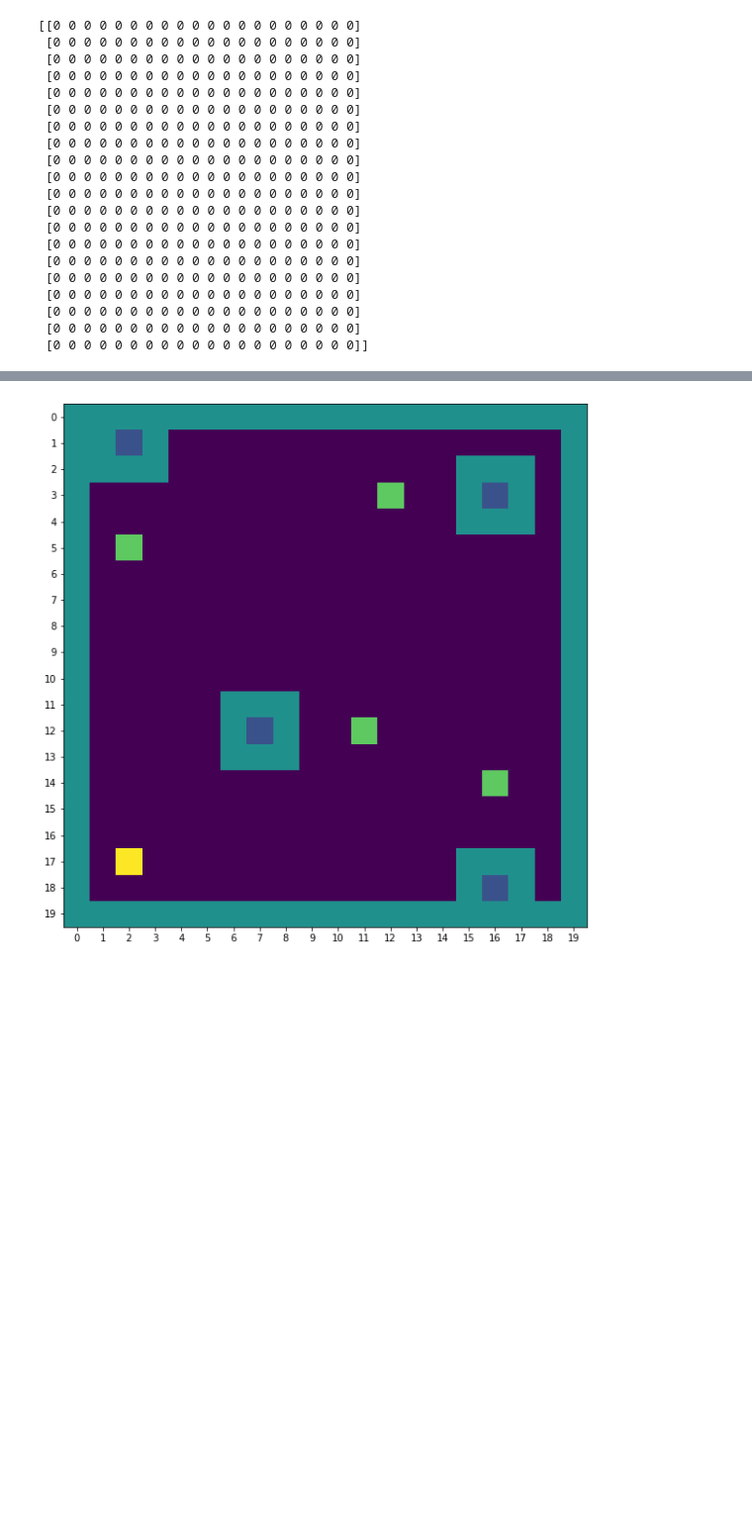
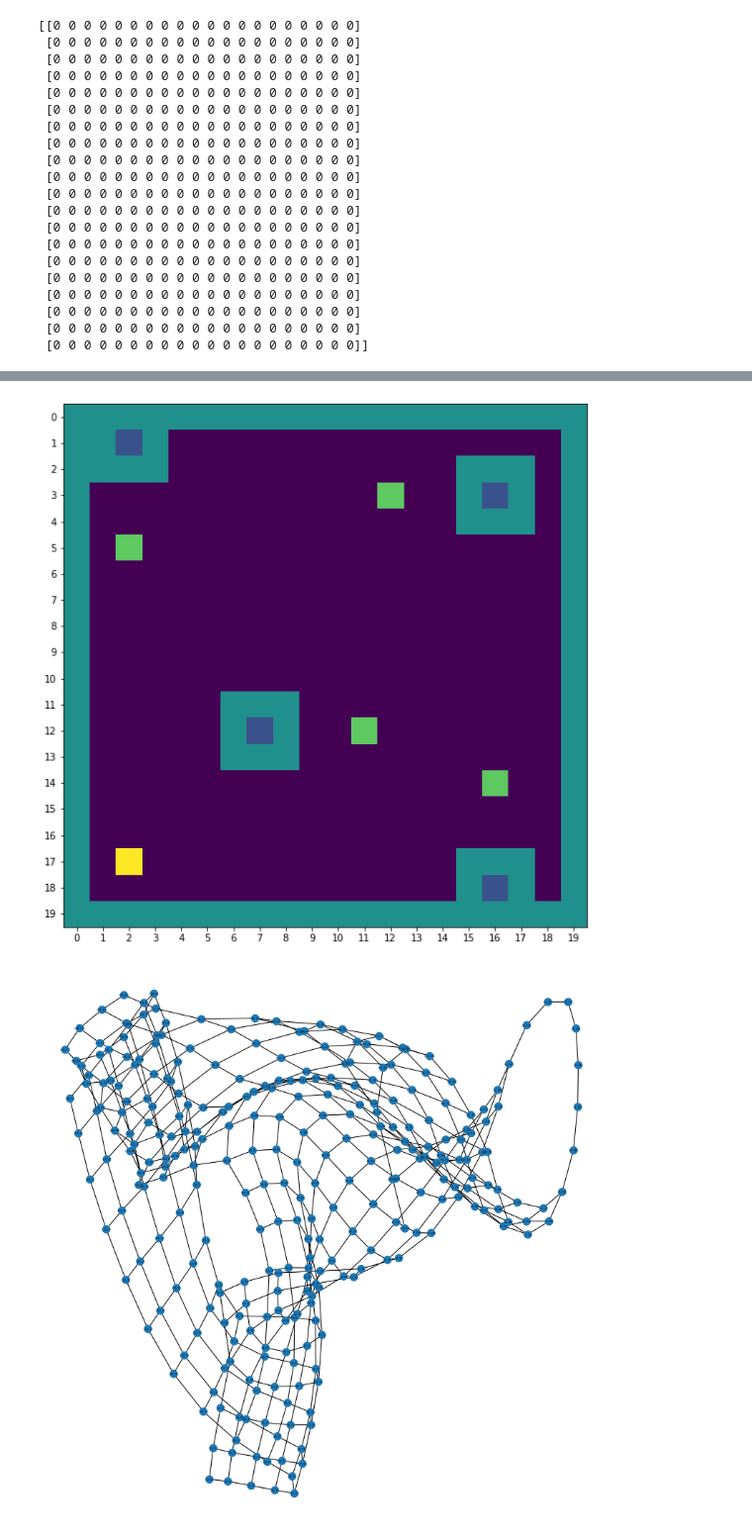
Before and after one commit to youxiang-git/mdp_21-22s2_grp2_algo, a Jupyter notebook: g2_algo1.ipynb, the cells around one changed output, grey strips where cells are left out. Shown at 99% size. Saved outputs shown, nothing was run; the diff lists cells and outputs as text; code cells hidden in the pictures; blank space fills up the shorter version.

Commit message:
upload test2

```diff
--- a/g2_algo1.ipynb
+++ b/g2_algo1.ipynb
@@ -84,24 +281,30 @@ goalNodes = []
 # %%
 # Configure starting field
 goalNodes = []
 test1_mat = resetField(test1)
 
 # b, a
 setObstacle(test1_mat, 18, 16, "North")
 setObstacle(test1_mat, 12, 7, "East")
 setObstacle(test1_mat, 1, 2, "South")
 setObstacle(test1_mat, 3, 16, "West")
 
 setRobotLocation(test1_mat, 17, 2)
 
 printField(test1_mat)
 
+# Convert the maze to a graph
+mazegraph = maze_to_graph(test1_mat)
+showBinaryMazeGraph(mazegraph)
+
 print(startNode)
 print(goalNodes)
 goalNodes.insert(0, startNode)
 print(goalNodes)
+nearestNeighbour(test1_mat, goalNodes)
 # %% [output]
 [figure]
+[figure, added]
 <__main__.Node object at 0x...>
 [<__main__.Node object at 0x...>, <__main__.Node object at 0x...>, <__main__.Node object at 0x...>, <__main__.Node object at 0x...>]
 [<__main__.Node object at 0x...>, <__main__.Node object at 0x...>, <__main__.Node object at 0x...>, <__main__.Node object at 0x...>, <__main__.Node object at 0x...>]
```
Also changed, not shown: parts of 7 cells of this notebook, 1 other file.
